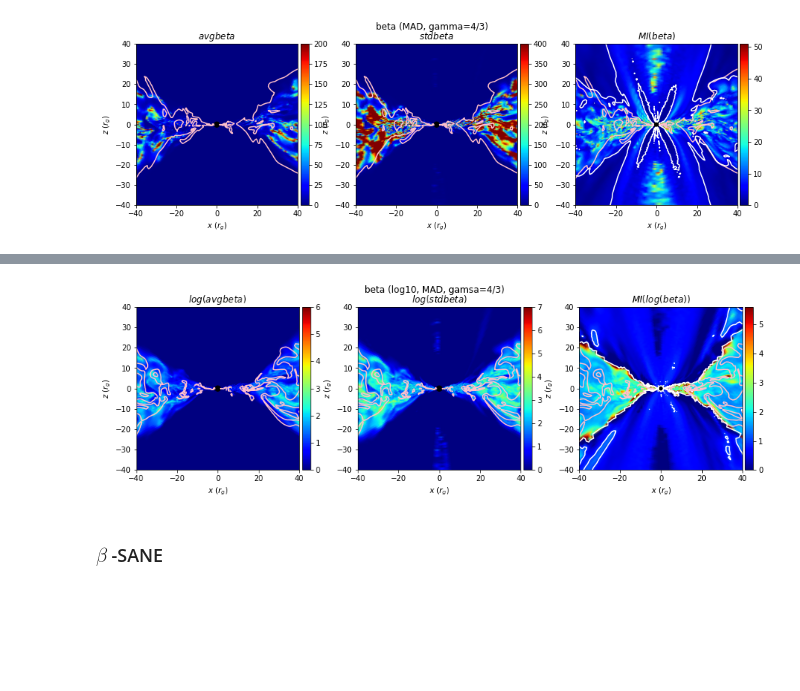
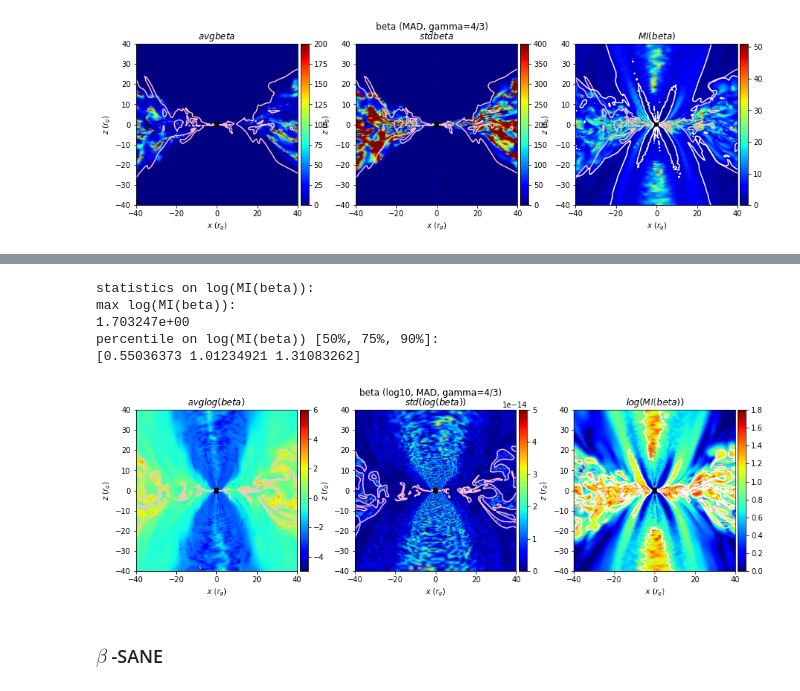
Before and after one commit to jlmaurora233/GRMHD, a Jupyter notebook: beta.ipynb, the cells around one changed output, grey strips where cells are left out. Drawn from its saved outputs; the diff is of its cells as text; code cells hidden in the pictures; blank space fills up the shorter version.

Commit message:
log(MI(beta)), avg(log(beta)), std(log(beta))
Also adjusted the color bars

```diff
--- a/beta.ipynb
+++ b/beta.ipynb
@@ -799,3 +800,0 @@ percentile on log(stdbeta) [50%, 75%, 90%]:
-# %%
-dumps_ma[str(i0)].cache['MI(log(beta))'] = dumps_ma[str(i0)].cache['log(stdbeta)']/dumps_ma[str(i0)].cache['log(avgbeta)']
-get_statistics(dumps_ma, 'MI(log(beta))')
@@ -808,19 +817,29 @@ percentile on MI(log(beta)) [50%, 75%, 90%]:
+# %%
+MI(dumps_ma, i0, 'beta')
+dumps_ma[str(i0)].cache['log(MI(beta))'] = np.log10(dumps_ma[str(i0)].cache['MI(beta)'])
+get_statistics(dumps_ma, 'log(MI(beta))')
+# %% [output]
+statistics on log(MI(beta)):
+max log(MI(beta)):
+1.703247e+00
+percentile on log(MI(beta)) [50%, 75%, 90%]:
+[0.55036373 1.01234921 1.31083262]
 # %%
 # logscale
 w = (-40,40,-40,40)
 fig, axes = plt.subplots(1,3, figsize=(15,4))
 # any dump obj in dumps_sa array will give the same average value (avg for these dumps_sa)
 # dumps_sa[str(i0)].cache.values = list(dumps_sa[str(i0)].cache.values())[0]
-pplt.plot_xz(axes[0], dumps_ma[str(i0)], 'log(avgbeta)', window=w, vmin=0., vmax=6.)
-pplt.plot_xz(axes[1], dumps_ma[str(i0)], 'log(stdbeta)', window=w, vmin=0., vmax=7.)
-pplt.plot_xz(axes[2], dumps_ma[str(i0)], 'MI(log(beta))', window=w, vmin=0., vmax=5.6)
-pplt.overlay_contours(axes[0], dumps_ma[str(i0)], 'log(beta)', (1.0,), color='pink')
-pplt.overlay_contours(axes[1], dumps_ma[str(i0)], 'log(beta)',(1.0,), color='pink')
-pplt.overlay_contours(axes[2], dumps_ma[str(i0)], 'log(beta)',(1.0,), color='pink')
-pplt.overlay_contours(axes[2], dumps_ma[str(i0)], 'MI(log(beta))',(1.,), color='white')
-plt.suptitle('beta (log10, MAD, gamsa=4/3)')
+pplt.plot_xz(axes[0], dumps_ma[str(i0)], 'avglog(beta)', window=w, vmin=-5., vmax=6.)
+pplt.plot_xz(axes[1], dumps_ma[str(i0)], 'std(log(beta))', window=w, vmin=0., vmax=5e-14)
+pplt.plot_xz(axes[2], dumps_ma[str(i0)], 'log(MI(beta))', window=w, vmin=0., vmax=1.8)
+pplt.overlay_contours(axes[0], dumps_ma[str(i0)], 'log(beta)', (-5, 1.0), color='pink')
+pplt.overlay_contours(axes[1], dumps_ma[str(i0)], 'log(beta)',(-5, 1.0), color='pink')
+pplt.overlay_contours(axes[2], dumps_ma[str(i0)], 'log(beta)',(-5, 1.0), color='pink')
+pplt.overlay_contours(axes[2], dumps_ma[str(i0)], 'log(MI(beta))',(-5, 1.0), color='white')
+plt.suptitle('beta (log10, MAD, gamma=4/3)')
 plt.show()
 # %% [output]
-[figure, old version]
+[figure, new version]
 # %% [markdown]
 ### $\beta$ -SANE
```
Also changed, not shown: parts of 24 cells of this notebook.
